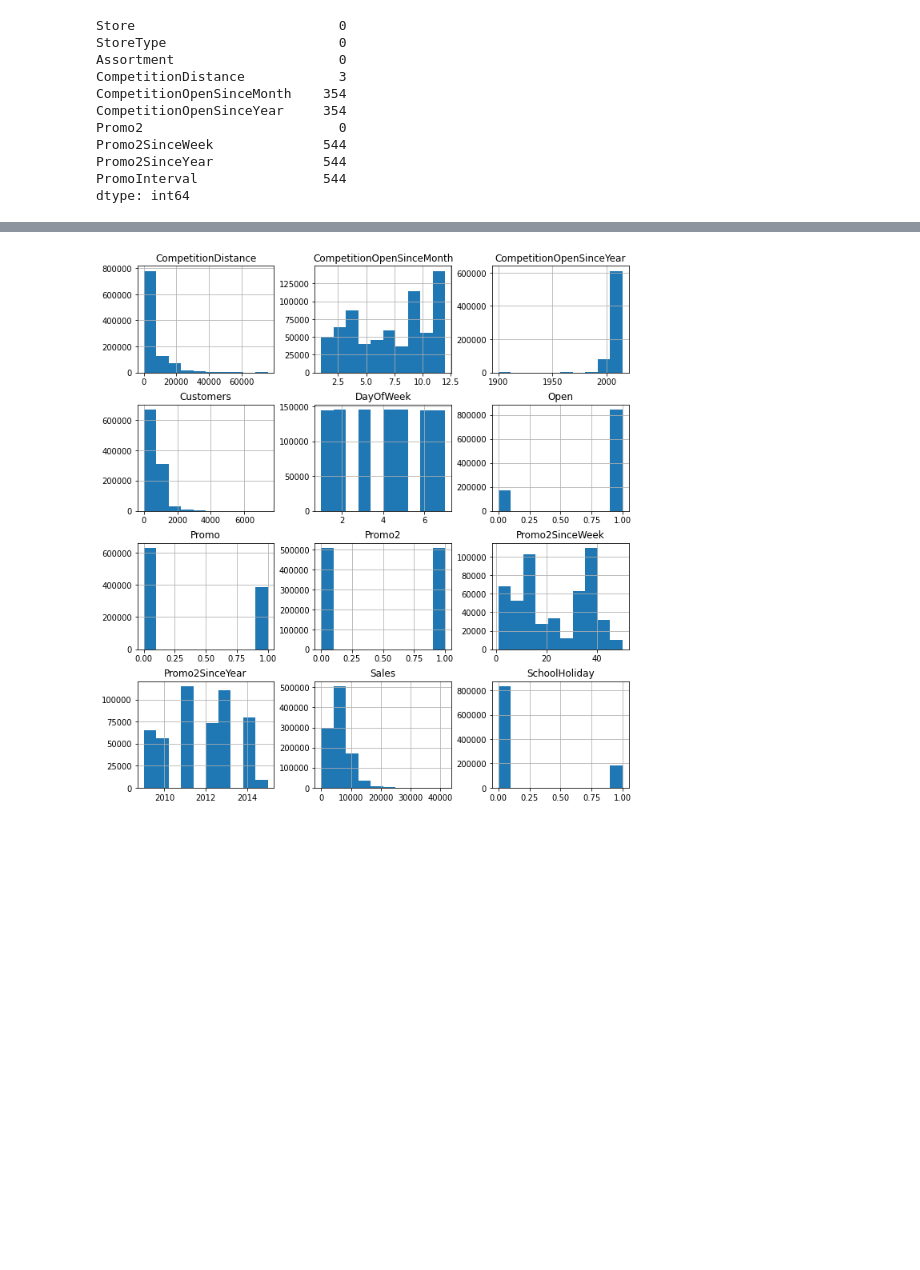
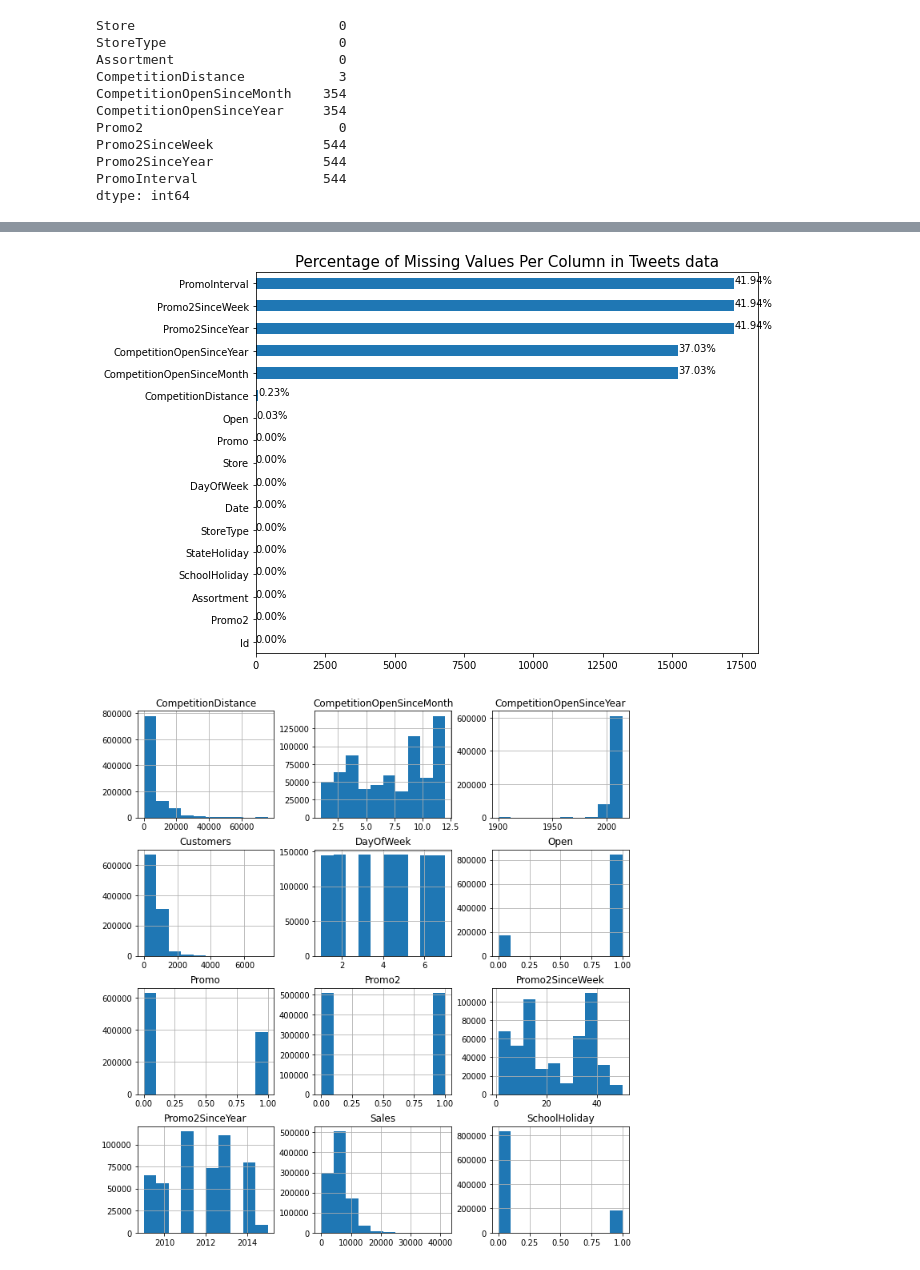
Before and after one commit to fbagire/pharmaceutical_sales_forecast, a Jupyter notebook: notebook/EDA.ipynb, the cells around one changed output, grey strips where cells are left out. Cells and saved outputs as stored; diff of their text form; code cells hidden in the pictures; blank space fills up the shorter version.

```diff
--- a/notebook/EDA.ipynb
+++ b/notebook/EDA.ipynb
@@ -109,3 +115,7 @@ train_df=train.merge(store,how='left',on='Store')
+# %%
+missing_perc(test_df)
+# %% [output]
+[figure, added]
 # %%
 _=train_df[list(train_df.columns.difference(['Store']))].hist(figsize=(11,12))
 # %% [output]
```
Also changed, not shown: parts of 9 cells of this notebook.
